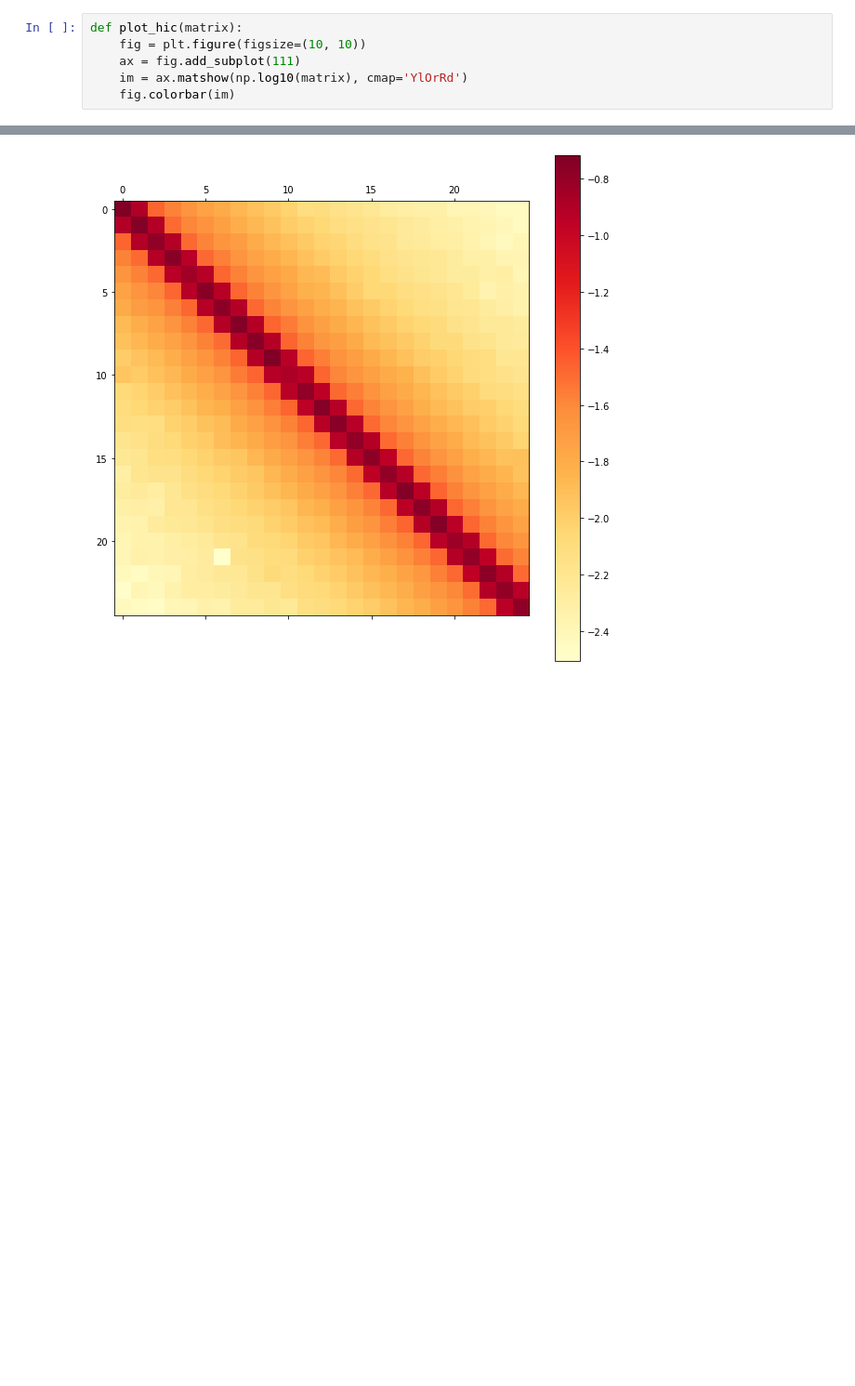
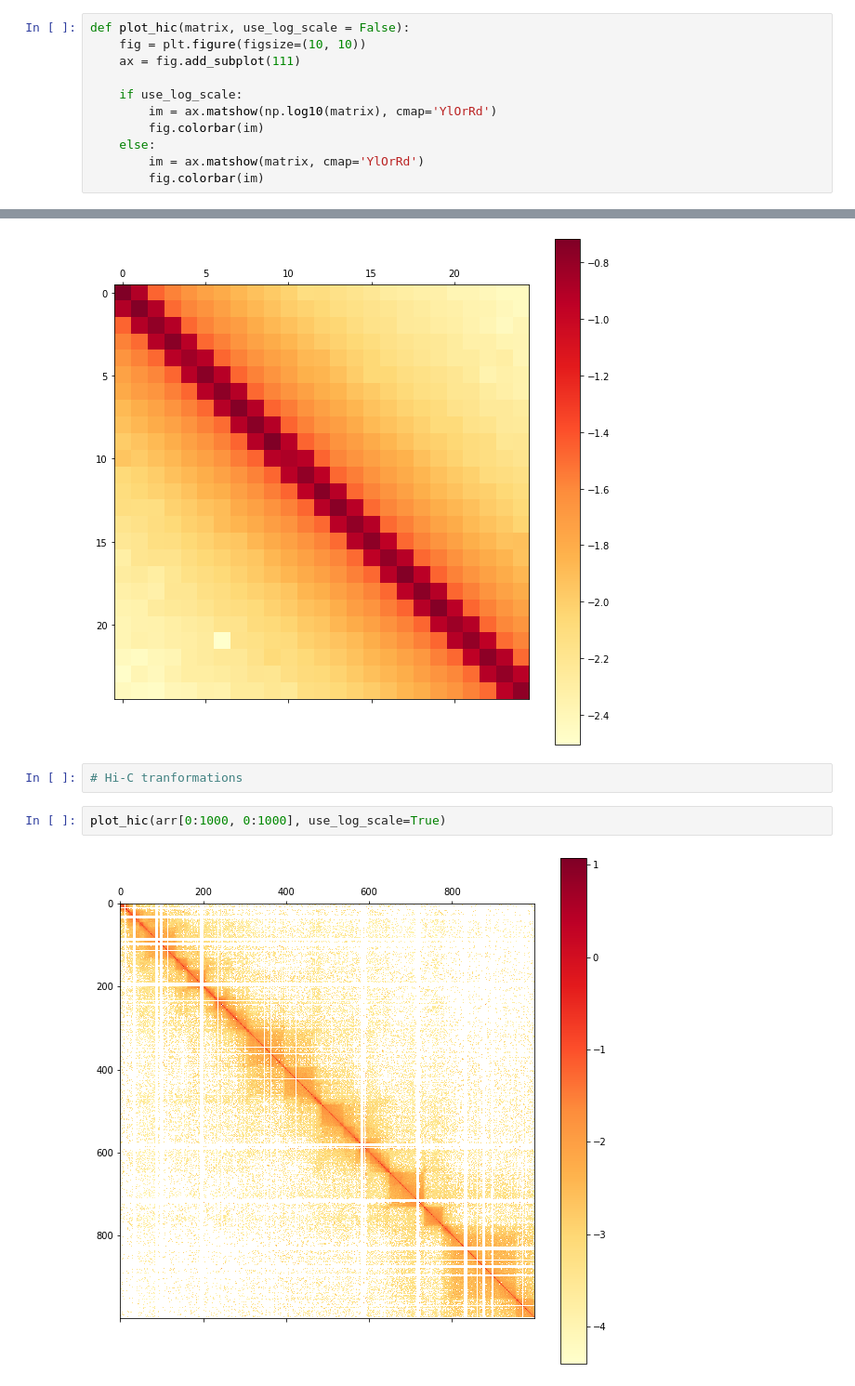
Before and after one commit to NeilAlishev/HiCPredictor, a Jupyter notebook: DeepHiCResearch.ipynb, the cells around one changed output, grey strips where cells are left out. Shown at 93% size. Drawn from its saved outputs; the diff is of its cells as text; blank space fills up the shorter version.

```diff
--- a/DeepHiCResearch.ipynb
+++ b/DeepHiCResearch.ipynb
@@ -50,11 +72,16 @@ set_session(sess)
 # %%
 # UTIL FUNCTIONS
 # %%
-def plot_hic(matrix):
+def plot_hic(matrix, use_log_scale = False):
     fig = plt.figure(figsize=(10, 10))
     ax = fig.add_subplot(111)
-    im = ax.matshow(np.log10(matrix), cmap='YlOrRd')
-    fig.colorbar(im)
+
+    if use_log_scale:
+        im = ax.matshow(np.log10(matrix), cmap='YlOrRd')
+        fig.colorbar(im)
+    else:
+        im = ax.matshow(matrix, cmap='YlOrRd')
+        fig.colorbar(im)
 # %%
 def one_hot_dna(sequence):
     seq_array = np.array(list(sequence))
@@ -310,3 +339,9 @@ prediction = model_m.predict(seq_to_use)
 plot_hic(prediction.reshape((25, 25)))
 # %% [output]
 [figure]
+# %%
+# Hi-C tranformations
+# %%
+plot_hic(arr[0:1000, 0:1000], use_log_scale=True)
+# %% [output]
+[figure, added]
```
Also changed, not shown: parts of 16 cells of this notebook.
